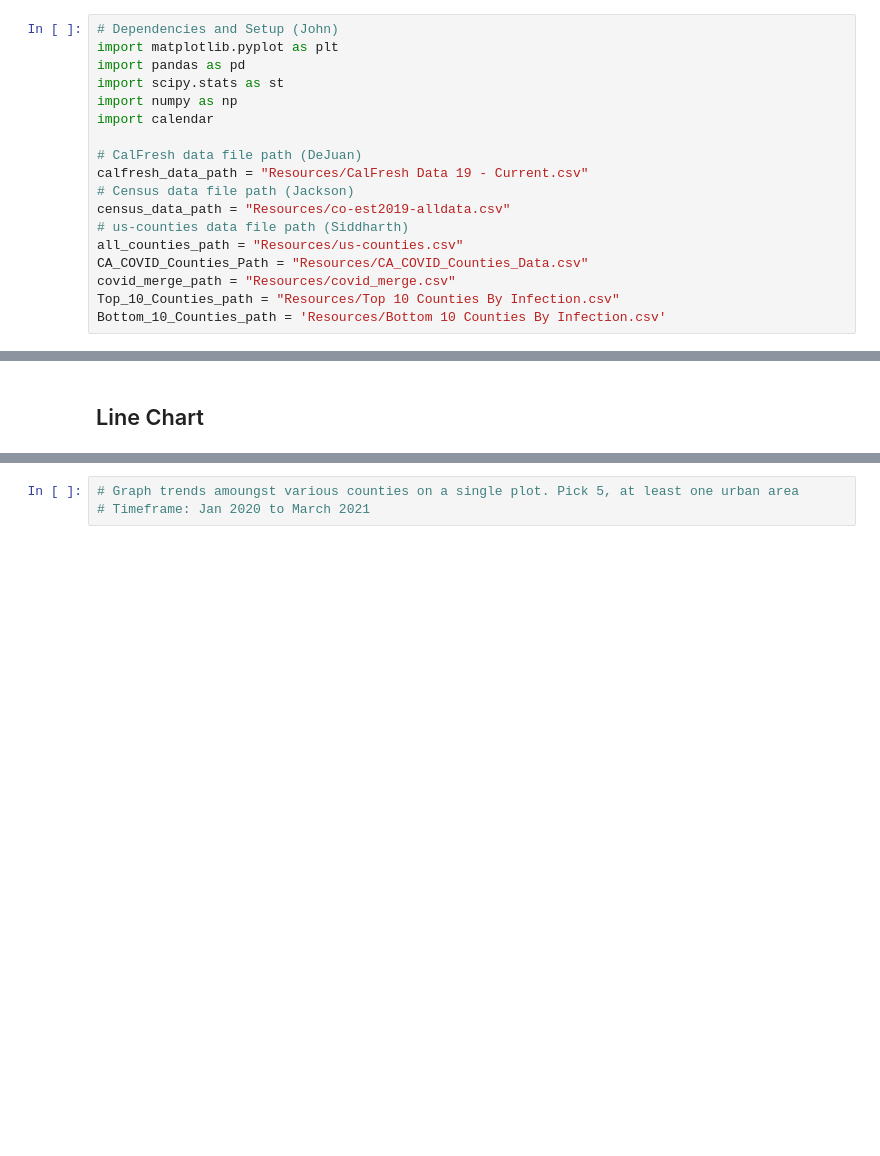
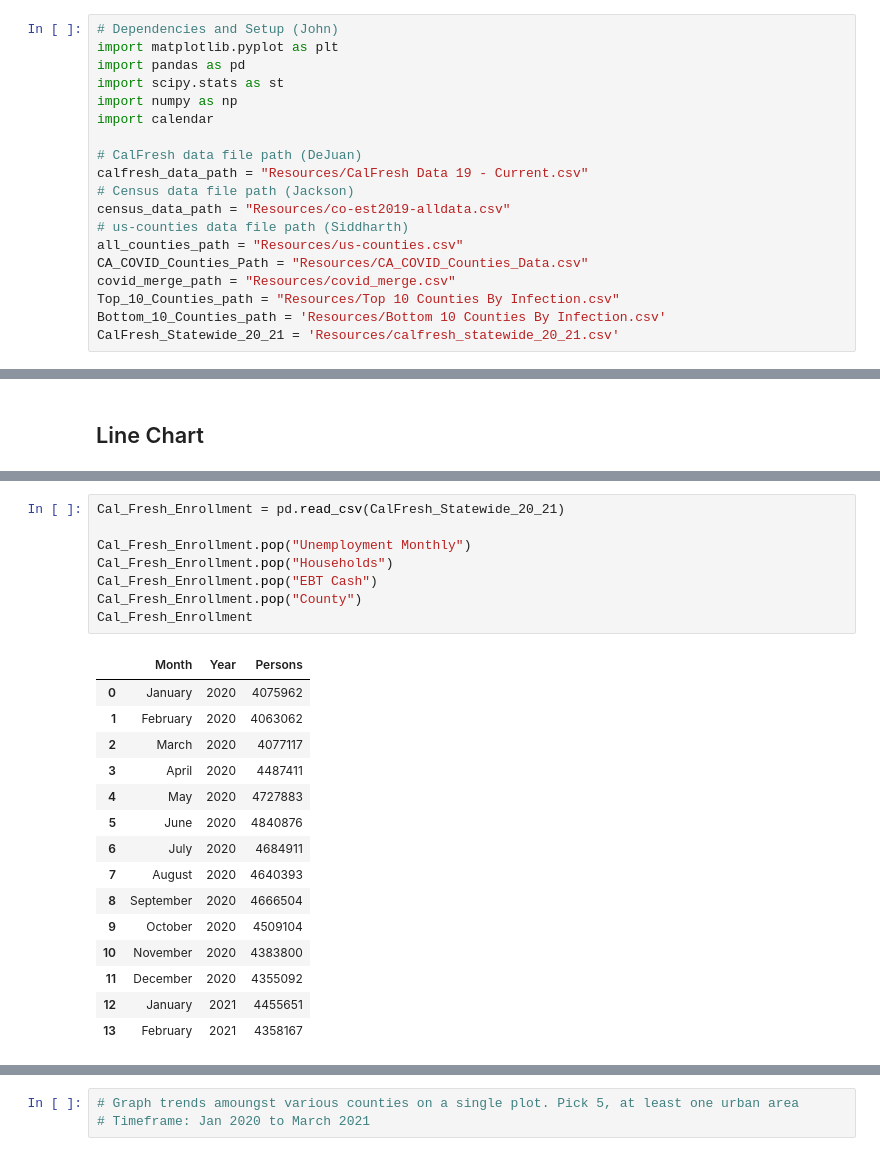
Before and after one commit to speedracer05/Covid_CalFresh, a Jupyter notebook: Covid_CalFresh.ipynb, the cells around one changed output, grey strips where cells are left out. Drawn from its saved outputs; the diff is of its cells as text; blank space fills up the shorter version.

```diff
--- a/Covid_CalFresh.ipynb
+++ b/Covid_CalFresh.ipynb
@@ -20,6 +20,7 @@ CA_COVID_Counties_Path = "Resources/CA_COVID_Counties_Data.csv"
 covid_merge_path = "Resources/covid_merge.csv"
 Top_10_Counties_path = "Resources/Top 10 Counties By Infection.csv"
 Bottom_10_Counties_path = 'Resources/Bottom 10 Counties By Infection.csv'
+CalFresh_Statewide_20_21 = 'Resources/calfresh_statewide_20_21.csv'
 # %%
 # Read the all three datasets (John)
 calfresh_data = pd.read_csv(calfresh_data_path)
@@ -360,3 +311,27 @@ Monthly_CalFresh
+# %%
+Cal_Fresh_Enrollment = pd.read_csv(CalFresh_Statewide_20_21)
+
+Cal_Fresh_Enrollment.pop("Unemployment Monthly")
+Cal_Fresh_Enrollment.pop("Households")
+Cal_Fresh_Enrollment.pop("EBT Cash")
+Cal_Fresh_Enrollment.pop("County")
+Cal_Fresh_Enrollment
+# %% [output]
+|  | Month | Year | Persons |
+| 0 | January | 2020 | 4075962 |
+| 1 | February | 2020 | 4063062 |
+| 2 | March | 2020 | 4077117 |
+| 3 | April | 2020 | 4487411 |
+| 4 | May | 2020 | 4727883 |
+| 5 | June | 2020 | 4840876 |
+| 6 | July | 2020 | 4684911 |
+| 7 | August | 2020 | 4640393 |
+| 8 | September | 2020 | 4666504 |
+| 9 | October | 2020 | 4509104 |
+| 10 | November | 2020 | 4383800 |
+| 11 | December | 2020 | 4355092 |
+| 12 | January | 2021 | 4455651 |
+| 13 | February | 2021 | 4358167 |
 # %%
 # i. As Covid infection rates increased, so did CalFresh enrollement. Type. Line Graph
 
```
Also changed, not shown: parts of 6 cells of this notebook, 4 other files.
